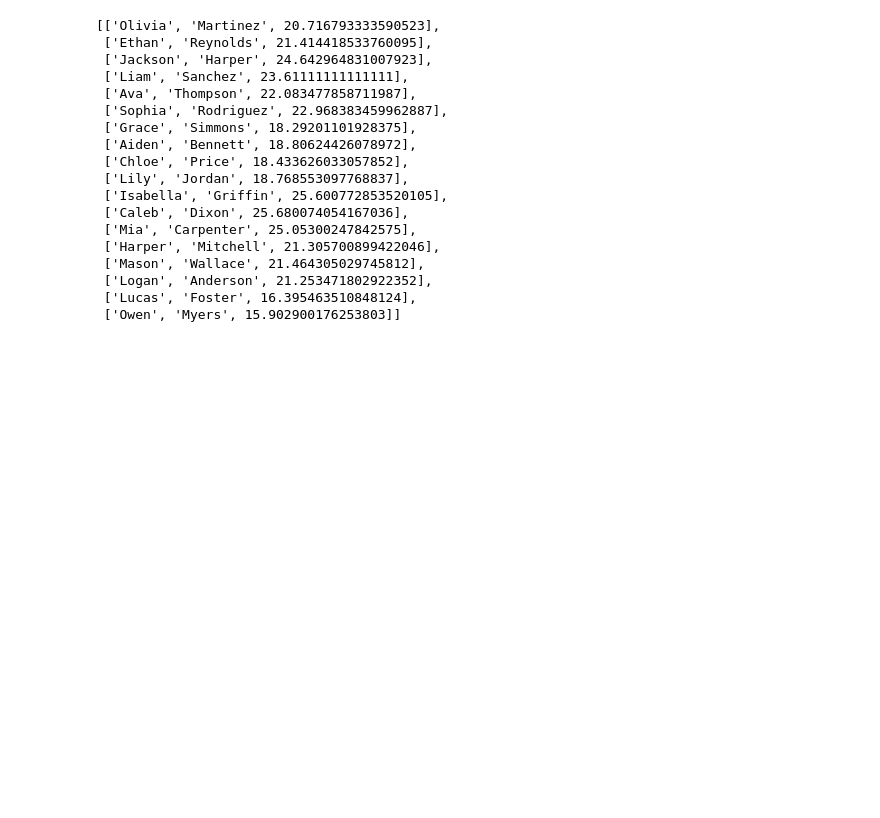
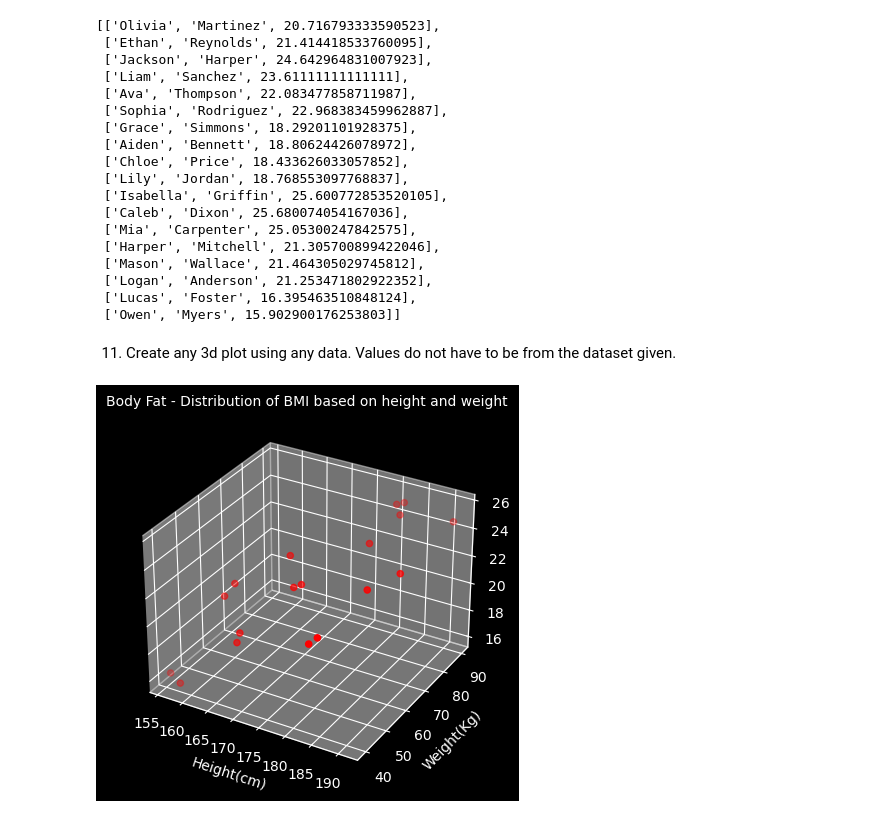
Before and after one commit to anuvarsha2642/3_Code_Rangers_PythonHackathon_Aug24, a Jupyter notebook: 3_CodeRangers_PythonHackathon_Aug24.ipynb, the cells around one changed output. Saved outputs shown, nothing was run; the diff lists cells and outputs as text; code cells hidden in the pictures; blank space fills up the shorter version.

```diff
--- a/3_CodeRangers_PythonHackathon_Aug24.ipynb
+++ b/3_CodeRangers_PythonHackathon_Aug24.ipynb
@@ -111,0 +123,7 @@ The names of the kayaking athletes are :
+# %%
+#Calculated sum of VO2 and added a temp column (VO2) in Athletes table
+df_Athletes = pd.merge(df_Athletes,df_data.groupby("ID")["VO2"].sum(), on="ID")
+#calculated VO2 max as sum of V02 by weight of Athlete
+df_Athletes["VO2_max"]= df_Athletes["VO2"]/df_Athletes["Weight"]
+#dropped the temp column VO2
+df_Athletes=df_Athletes.drop("VO2",axis=1)
@@ -111,0 +142,4 @@ The names of the kayaking athletes are :
+# %%
+# year of birth is year data taken(2017 ) substracted by age
+df_Athletes["birth_year"]= 2017-df_Athletes["age"]
+df_Athletes
@@ -136,3 +200,19 @@ The list of athletes and their BMI is :
  ['Logan', 'Anderson', 21.253471802922352],
  ['Lucas', 'Foster', 16.395463510848124],
  ['Owen', 'Myers', 15.902900176253803]]
+# %% [markdown]
+11. Create any 3d plot using any data. Values do not have to be from the dataset given.
+# %%
+#created 3D plot using BMI,Height and weight from Athletes table:
+plt.style.use("dark_background")
+ax = plt.axes(projection = "3d")
+
+ax.set_title("Body Fat - Distribution of BMI based on height and weight", fontsize=10)
+ax.set_xlabel("Height(cm)")
+ax.set_ylabel("Weight(Kg)")
+ax.set_zlabel("BMI(Kg/m^2)")
+
+ax.scatter(df_Athletes["Height"],df_Athletes["Weight"],df_Athletes["BMI"],color= 'r')
+plt.show()
+# %% [output]
+[figure, added]
```
Also changed, not shown: parts of 9 cells of this notebook.
